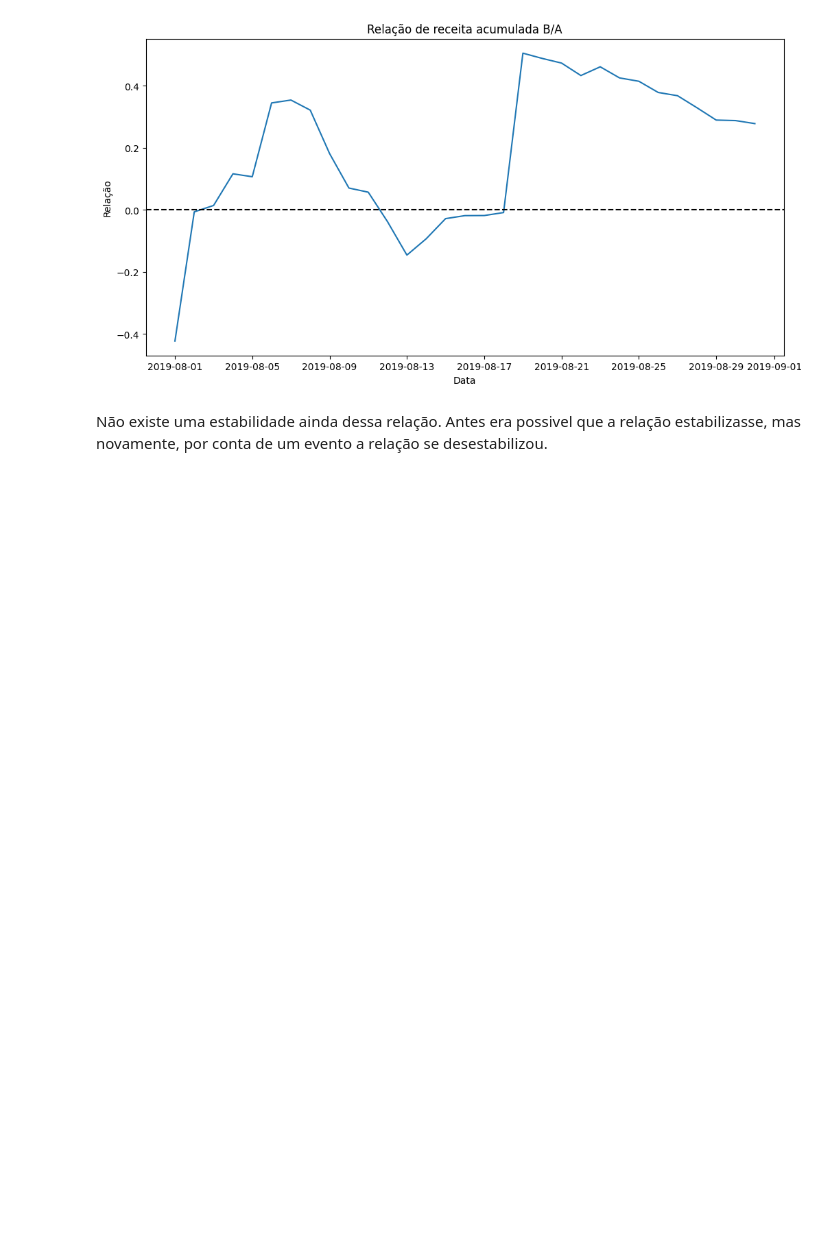
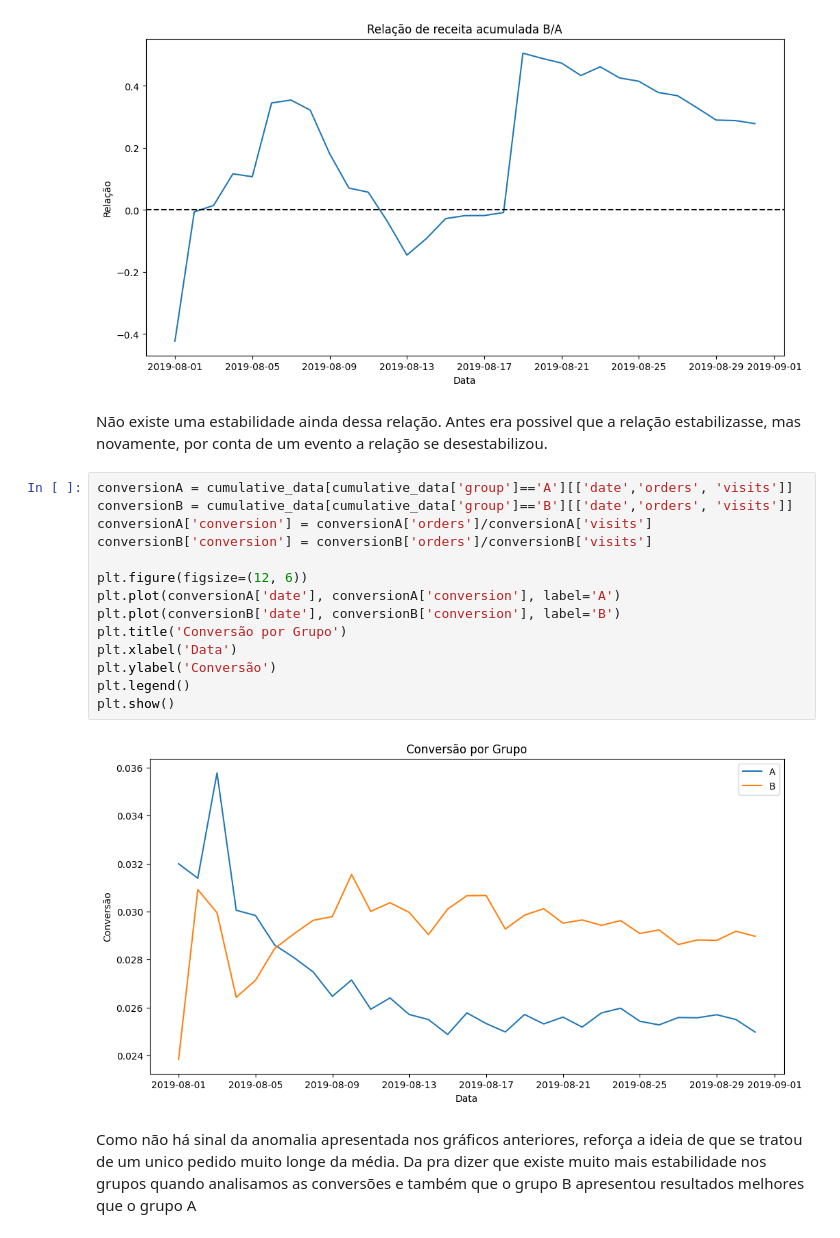
Before and after one commit to gustavoquareli/projeto_S09, a Jupyter notebook: notebook.ipynb, the cells around one changed output. Drawn from its saved outputs; the diff is of its cells as text; blank space fills up the shorter version.

```diff
--- a/notebook.ipynb
+++ b/notebook.ipynb
@@ -422,3 +422,22 @@ plt.show()
 # %% [markdown]
 Não existe uma estabilidade ainda dessa relação.
 Antes era possivel que a relação estabilizasse, mas novamente, por conta de um evento a relação se desestabilizou.
+# %%
+conversionA = cumulative_data[cumulative_data['group']=='A'][['date','orders', 'visits']]
+conversionB = cumulative_data[cumulative_data['group']=='B'][['date','orders', 'visits']]
+conversionA['conversion'] = conversionA['orders']/conversionA['visits']
+conversionB['conversion'] = conversionB['orders']/conversionB['visits']
+
+plt.figure(figsize=(12, 6))
+plt.plot(conversionA['date'], conversionA['conversion'], label='A')
+plt.plot(conversionB['date'], conversionB['conversion'], label='B')
+plt.title('Conversão por Grupo')
+plt.xlabel('Data')
+plt.ylabel('Conversão')
+plt.legend()
+plt.show()
+# %% [output]
+[figure, added]
+# %% [markdown]
+Como não há sinal da anomalia apresentada nos gráficos anteriores, reforça a ideia de que se tratou de um unico pedido muito longe da média.
+Da pra dizer que existe muito mais estabilidade nos grupos quando analisamos as conversões e também que o grupo B apresentou resultados melhores que o grupo A
```
